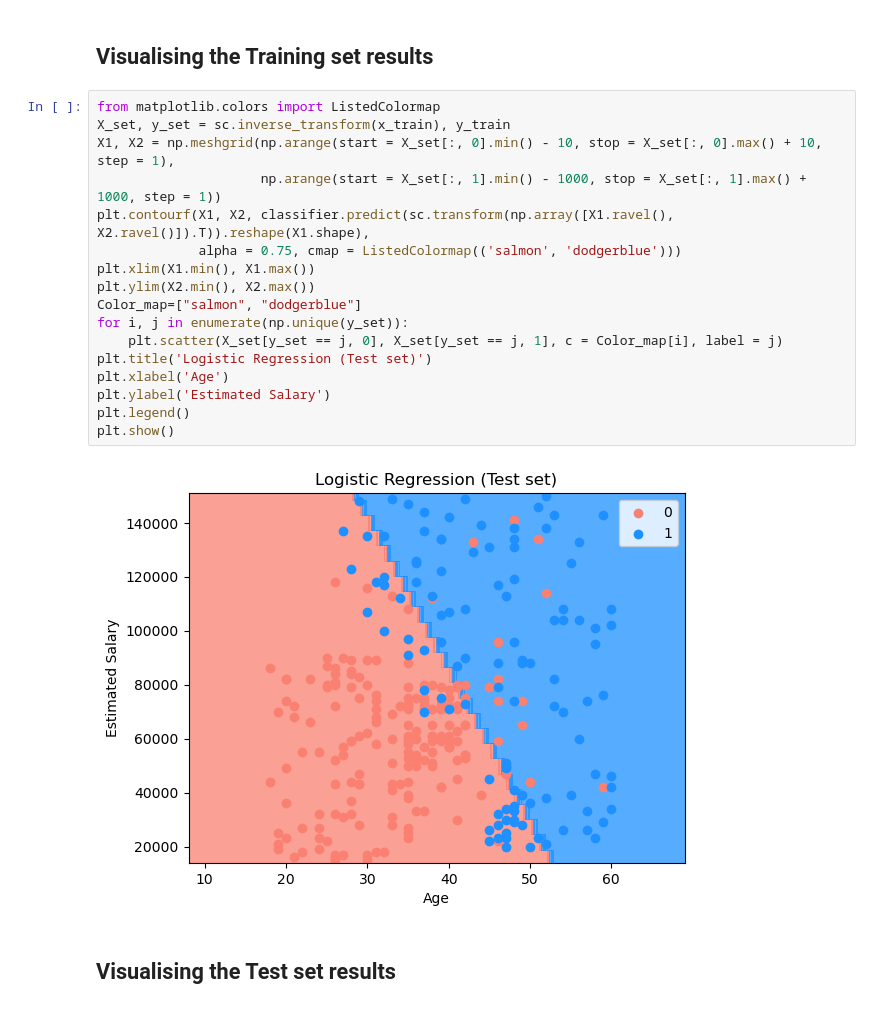
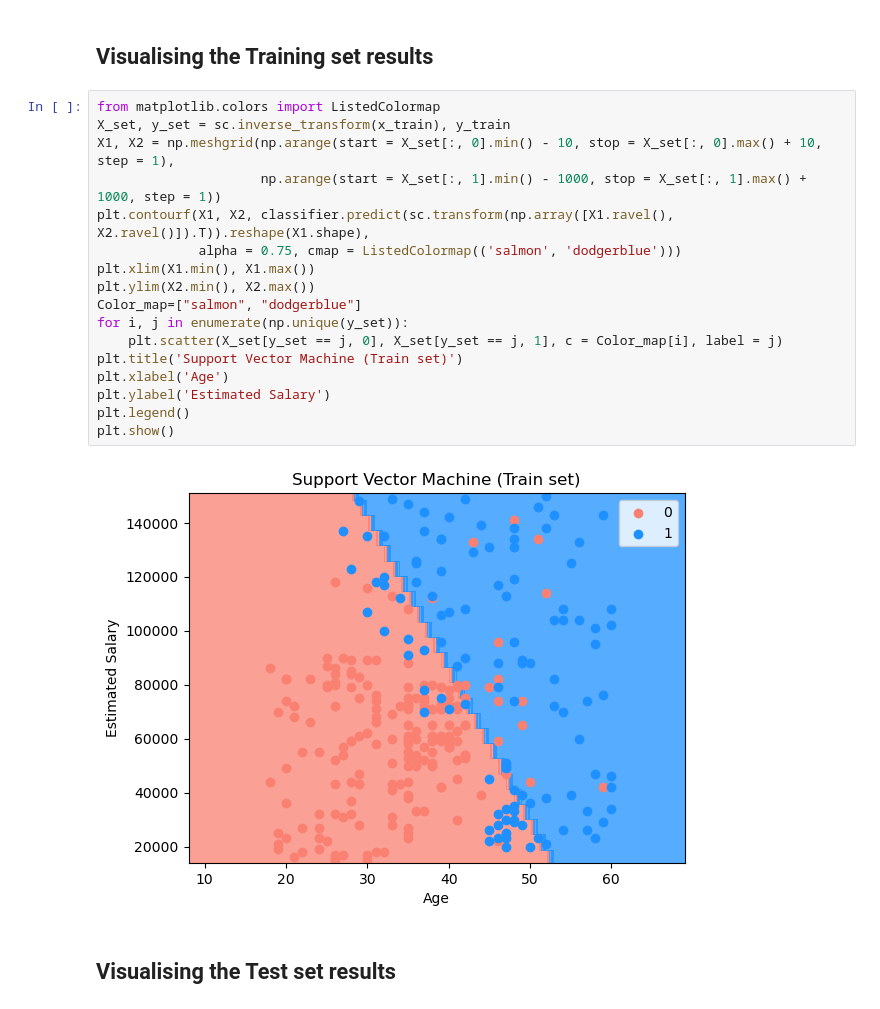
Before and after one commit to Feanor1021/Machine-learning-101, a Jupyter notebook: 2. Classification/3. Support Vector Machine (SVM)/support_vector_machine.ipynb, the cells around one changed output. Drawn from its saved outputs; the diff is of its cells as text.

```diff
--- a/2. Classification/3. Support Vector Machine (SVM)/support_vector_machine.ipynb
+++ b/2. Classification/3. Support Vector Machine (SVM)/support_vector_machine.ipynb
@@ -123,22 +123,22 @@ print(accuracy_score(y_test, y_pred))
 # %%
 from matplotlib.colors import ListedColormap
 X_set, y_set = sc.inverse_transform(x_train), y_train
 X1, X2 = np.meshgrid(np.arange(start = X_set[:, 0].min() - 10, stop = X_set[:, 0].max() + 10, step = 1),
                      np.arange(start = X_set[:, 1].min() - 1000, stop = X_set[:, 1].max() + 1000, step = 1))
 plt.contourf(X1, X2, classifier.predict(sc.transform(np.array([X1.ravel(), X2.ravel()]).T)).reshape(X1.shape),
              alpha = 0.75, cmap = ListedColormap(('salmon', 'dodgerblue')))
 plt.xlim(X1.min(), X1.max())
 plt.ylim(X2.min(), X2.max())
 Color_map=["salmon", "dodgerblue"]
 for i, j in enumerate(np.unique(y_set)):
     plt.scatter(X_set[y_set == j, 0], X_set[y_set == j, 1], c = Color_map[i], label = j)
-plt.title('Logistic Regression (Test set)')
+plt.title('Support Vector Machine (Train set)')
 plt.xlabel('Age')
 plt.ylabel('Estimated Salary')
 plt.legend()
 plt.show()
 # %% [output]
-[figure, old version]
+[figure, new version]
 # %% [markdown]
 ## Visualising the Test set results
 # %%
```
Also changed, not shown: parts of 1 cell of this notebook, 4 other files.
